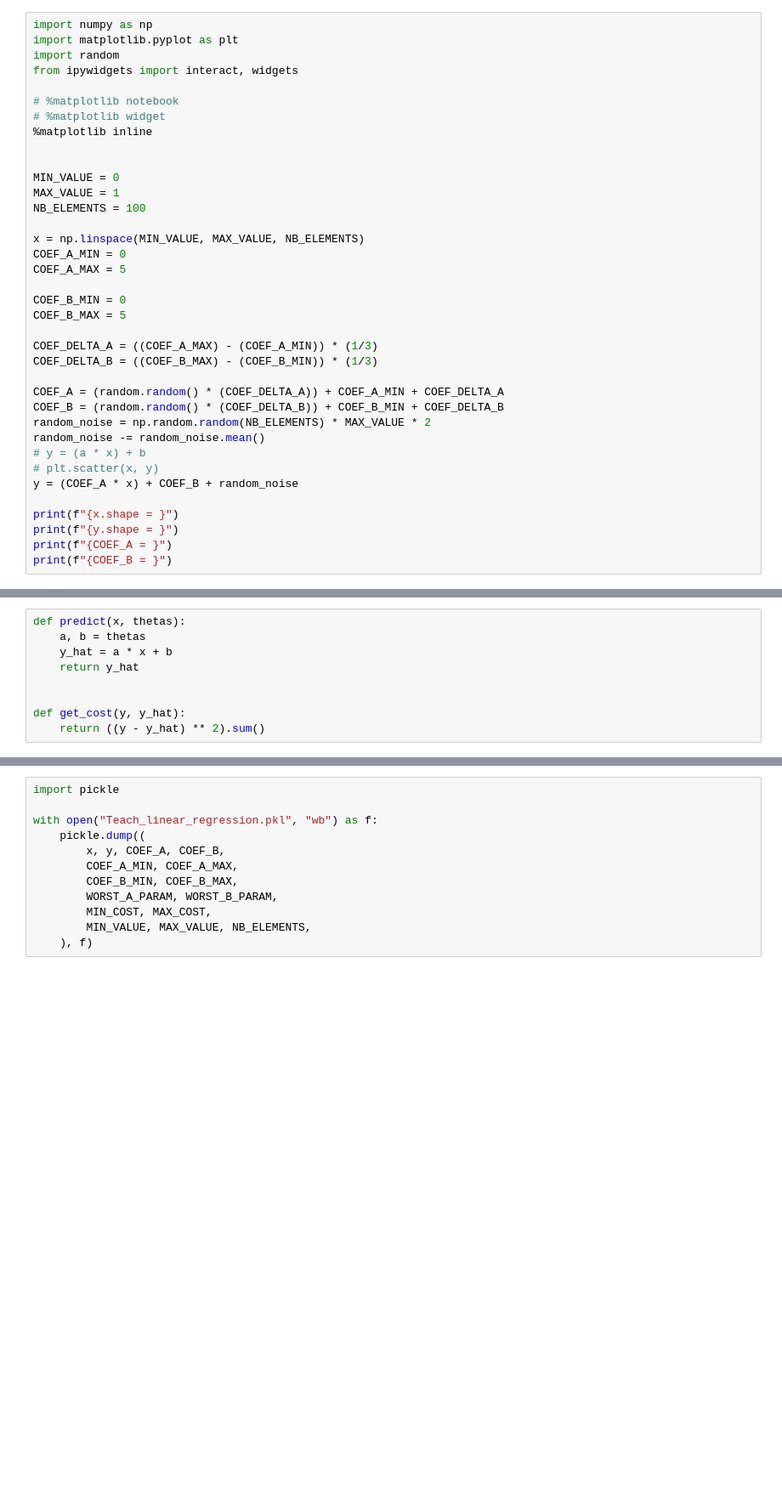
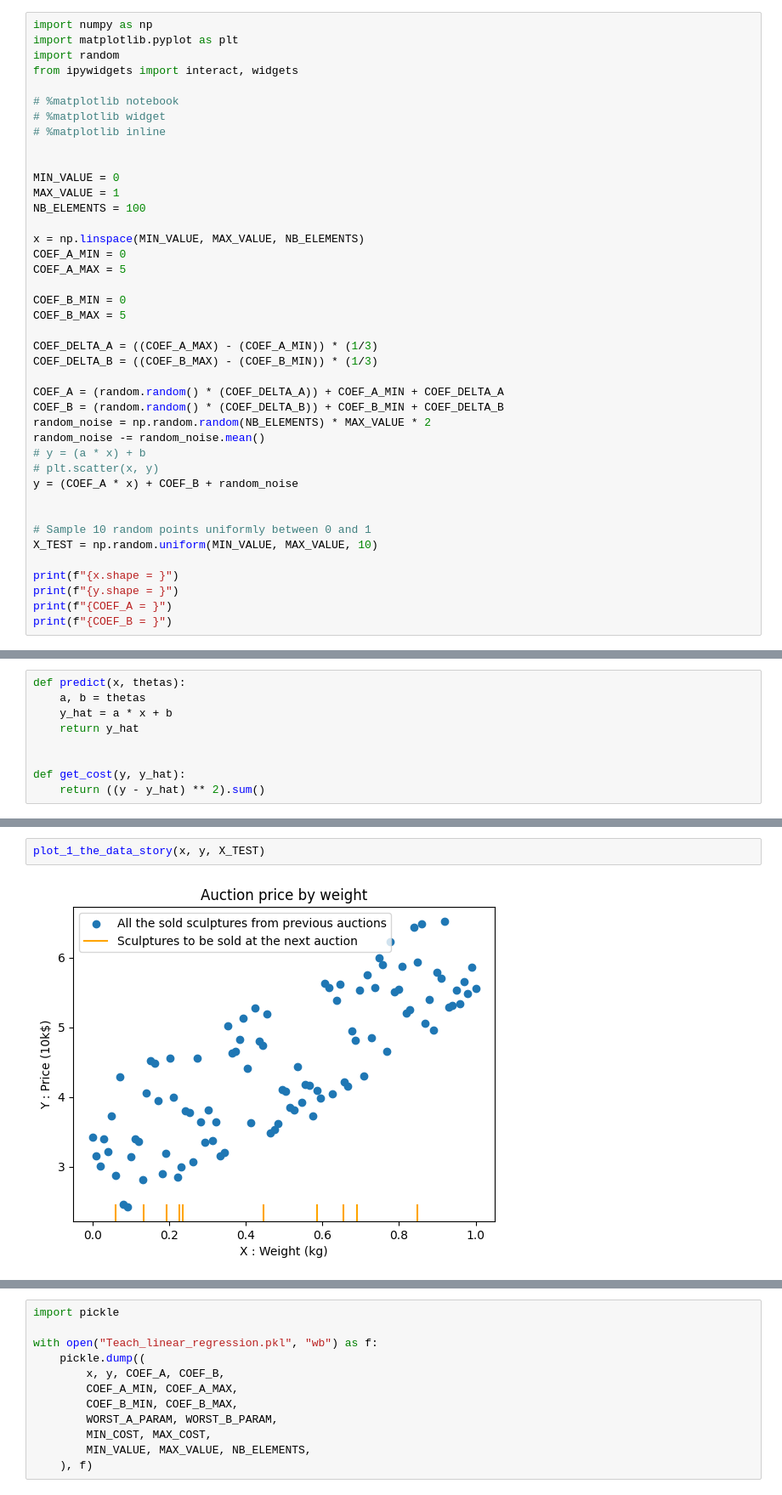
Before and after one commit to ezalos/Notebooks2Teach, a Jupyter notebook: maths/LinearRegression_0_interactive_lr.ipynb, the cells around one changed output, grey strips where cells are left out. Shown: that part at 85% size. Drawn from its saved outputs; the diff is of its cells as text; blank space fills up the shorter version.

```diff
--- a/maths/LinearRegression_0_interactive_lr.ipynb
+++ b/maths/LinearRegression_0_interactive_lr.ipynb
@@ -18,7 +10,7 @@ from ipywidgets import interact, widgets
 
 # %matplotlib notebook
 # %matplotlib widget
-%matplotlib inline
+# %matplotlib inline
 
 
 MIN_VALUE = 0
@@ -43,6 +35,10 @@ random_noise -= random_noise.mean()
 # plt.scatter(x, y)
 y = (COEF_A * x) + COEF_B + random_noise
 
+
+# Sample 10 random points uniformly between 0 and 1
+X_TEST = np.random.uniform(MIN_VALUE, MAX_VALUE, 10)
+
 print(f"{x.shape = }")
 print(f"{y.shape = }")
 print(f"{COEF_A = }")
@@ -200,0 +255,4 @@ interactive(children=(FloatSlider(value=5.0, description='a', max=5.0), FloatSli
+# %%
+plot_1_the_data_story(x, y, X_TEST)
+# %% [output]
+[figure, added]
```
Also changed, not shown: parts of 21 cells of this notebook, 18 other files.
